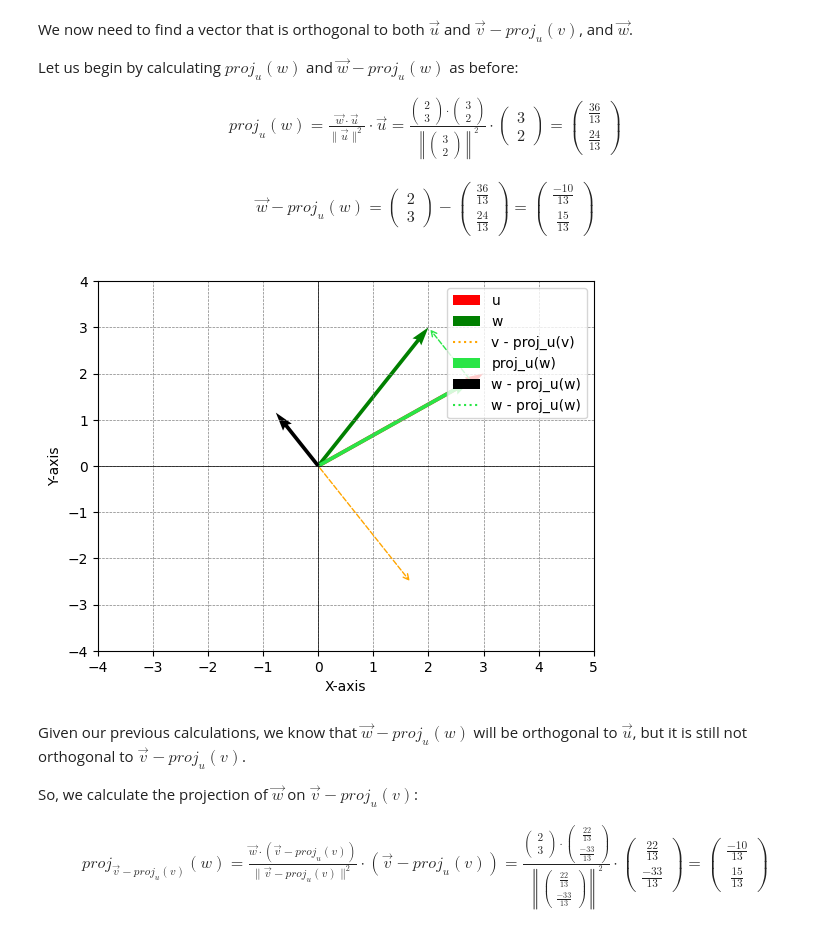
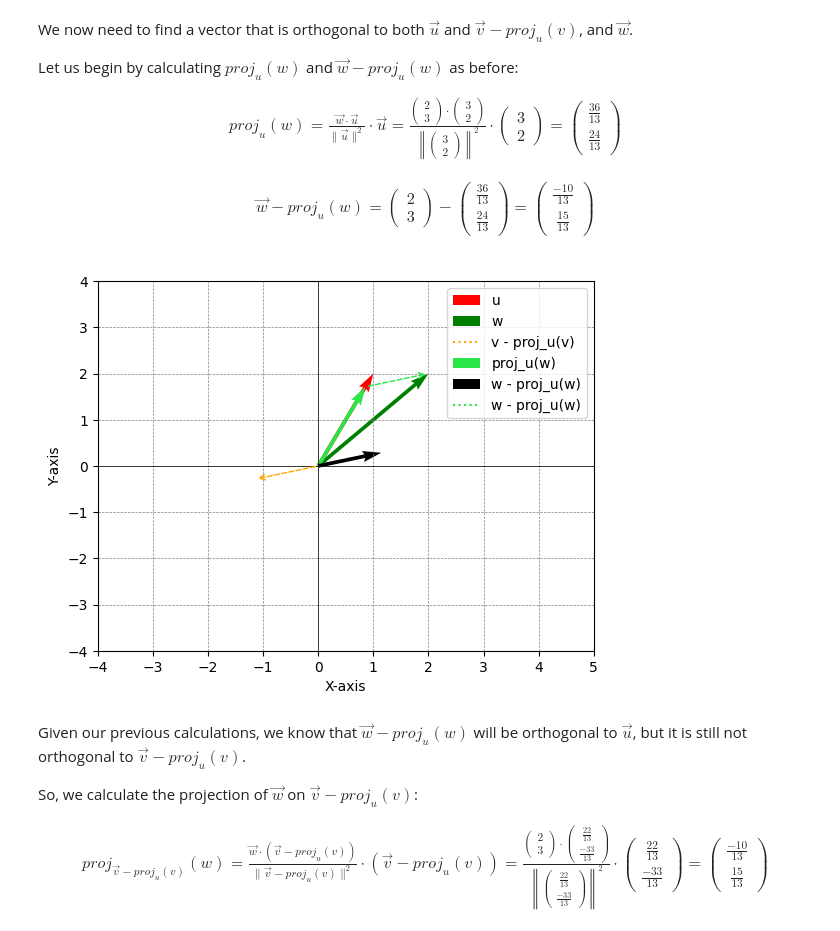
Before and after one commit to AshnahKhalidKhan/Quantum-FYP-Code, a Jupyter notebook: qgs_Tutorial_GM.ipynb, the cells around one changed output. Saved outputs shown, nothing was run; the diff lists cells and outputs as text; code cells hidden in the pictures.

```diff
--- a/qgs_Tutorial_GM.ipynb
+++ b/qgs_Tutorial_GM.ipynb
@@ -1355,9 +1355,9 @@ Let us begin by calculating $proj_{u}(w)$ and $\vec{w} - proj_{u}(w)$ as before:
     \end{pmatrix}
 \end{align}
 # %%
-u = np.array([3, 2])
-v = np.array([4, -1])
-w = np.array([2, 3])
+u = np.array([1, 2, 3])
+v = np.array([-1, 0, 1])
+w = np.array([2, 2, 2])
 projection_uv = (np.dot(v, u) / np.linalg.norm(u) ** 2) * u
 v_minus_projection_uv = v - projection_uv
 projection_uw = (np.dot(w, u) / np.linalg.norm(u) ** 2) * u
@@ -1366,34 +1366,34 @@ w_minus_projection_uw = w - projection_uw
 plt.figure()
 plt.quiver(0, 0, u[0], u[1], angles = 'xy', scale_units = 'xy', scale = 1, color = 'r', label = 'u')
 # plt.quiver(0, 0, v[0], v[1], angles = 'xy', scale_units = 'xy', scale = 1, color = 'b', label = 'v')
 plt.quiver(0, 0, w[0], w[1], angles = 'xy', scale_units = 'xy', scale = 1, color = 'g', label = 'w')
 # plt.quiver(0, 0, projection_uv[0], projection_uv[1], angles = 'xy', scale_units = 'xy', scale = 1, color = 'orange', label = 'proj_u(v)')
 # plt.plot([0, 0], [0, 0], linestyle = 'dotted', color = 'orange', label = 'u - proj_v(u)')
 # plt.annotate('', xy = (u[0], u[1]), xytext = (projection[0], projection[1]), arrowprops = dict(arrowstyle = '->', linestyle = 'dashed', color = 'orange'))
 plt.plot([0, 0], [0, 0], linestyle = 'dotted', color = 'orange', label = 'v - proj_u(v)')
 # plt.annotate('', xy = (v[0], v[1]), xytext = (projection_uv[0], projection_uv[1]), arrowprops = dict(arrowstyle = '->', linestyle = 'dashed', color = 'orange'))
 plt.annotate('', xy = (v_minus_projection_uv[0], v_minus_projection_uv[1]), xytext = (0, 0), arrowprops = dict(arrowstyle = '->', linestyle = 'dashed', color = 'orange'))
 
 plt.quiver(0, 0, projection_uw[0], projection_uw[1], angles = 'xy', scale_units = 'xy', scale = 1, color = '#29E546', label = 'proj_u(w)')
 plt.quiver(0, 0, w_minus_projection_uw[0], w_minus_projection_uw[1], angles = 'xy', scale_units = 'xy', scale = 1, color = 'black', label = 'w - proj_u(w)')
 plt.plot([0, 0], [0, 0], linestyle = 'dotted', color = '#29E546', label = 'w - proj_u(w)')
 plt.annotate('', xy = (w[0], w[1]), xytext = (projection_uw[0], projection_uw[1]), arrowprops = dict(arrowstyle = '->', linestyle = 'dashed', color = '#29E546'))
 
 plt.xlim(-4, 5)
 plt.ylim(-4, 4)
 # plt.xlim(-1, 5)
 # plt.ylim(-3, 5)
 
 plt.xlabel('X-axis')
 plt.ylabel('Y-axis')
 plt.axhline(0, color = 'black',linewidth = 0.5)
 plt.axvline(0, color = 'black',linewidth = 0.5)
 plt.grid(color = 'gray', linestyle = '--', linewidth = 0.5)
 plt.legend()
 
 plt.show()
 # %% [output]
-[figure, old version]
+[figure, new version]
 # %% [markdown]
 Given our previous calculations, we know that $\vec{w} - proj_u(w)$ will be orthogonal to $\vec{u}$, but it is still not orthogonal to $\vec{v} - proj_{u}(v)$.
 
```
Also changed, not shown: parts of 6 cells of this notebook.
